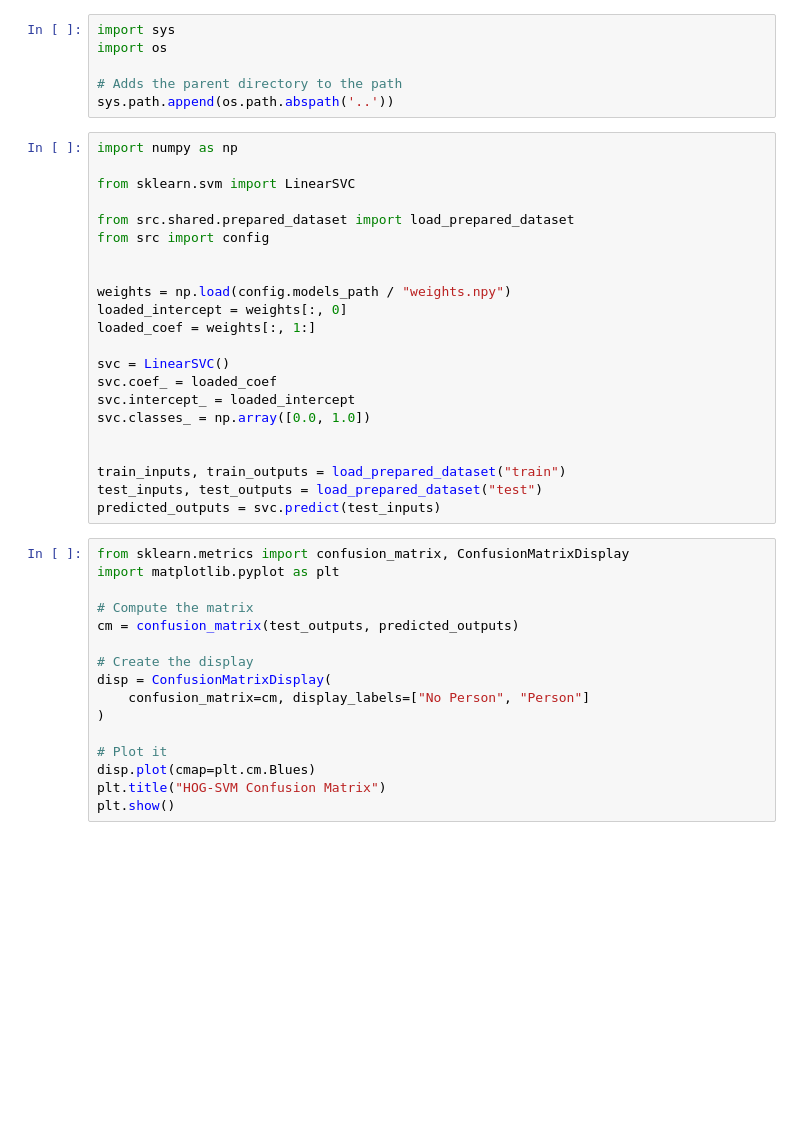
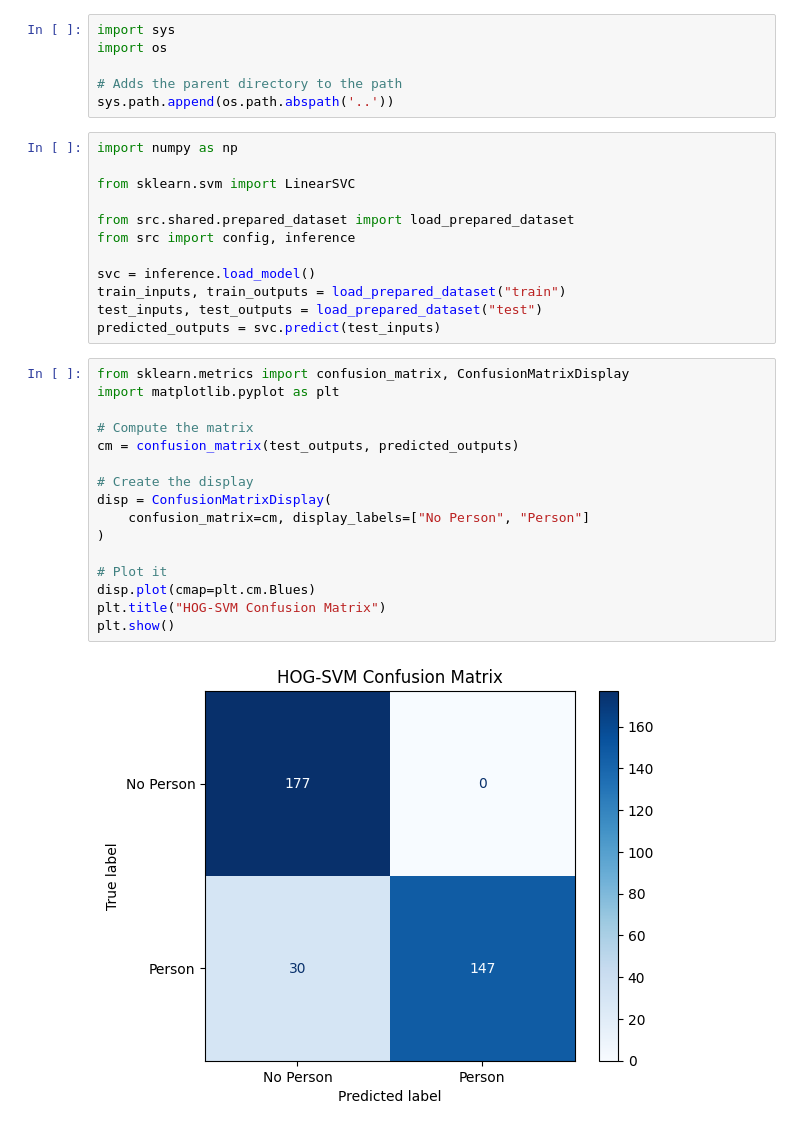
Before and after one commit to Voldemat/ai-ml-project, a Jupyter notebook: notebooks/3_Final.ipynb, the cells around one changed output. Saved outputs shown, nothing was run; the diff lists cells and outputs as text; blank space fills up the shorter version.

```diff
--- a/notebooks/3_Final.ipynb
+++ b/notebooks/3_Final.ipynb
@@ -1,44 +1,36 @@
+# %%
+import sys
+import os
+
+# Adds the parent directory to the path
+sys.path.append(os.path.abspath('..'))
 # %%
-import sys
-import os
+import numpy as np
 
-# Adds the parent directory to the path
-sys.path.append(os.path.abspath('..'))
+from sklearn.svm import LinearSVC
+
+from src.shared.prepared_dataset import load_prepared_dataset
+from src import config, inference
+
+svc = inference.load_model()
+train_inputs, train_outputs = load_prepared_dataset("train")
+test_inputs, test_outputs = load_prepared_dataset("test")
+predicted_outputs = svc.predict(test_inputs)
 # %%
-import numpy as np
+from sklearn.metrics import confusion_matrix, ConfusionMatrixDisplay
+import matplotlib.pyplot as plt
 
-from sklearn.svm import LinearSVC
+# Compute the matrix
+cm = confusion_matrix(test_outputs, predicted_outputs)
 
-from src.shared.prepared_dataset import load_prepared_dataset
-from src import config
+# Create the display
+disp = ConfusionMatrixDisplay(
+    confusion_matrix=cm, display_labels=["No Person", "Person"]
+)
 
-
-weights = np.load(config.models_path / "weights.npy")
-loaded_intercept = weights[:, 0]
-loaded_coef = weights[:, 1:]
-
-svc = LinearSVC()
-svc.coef_ = loaded_coef
-svc.intercept_ = loaded_intercept
-svc.classes_ = np.array([0.0, 1.0])
-
-
-train_inputs, train_outputs = load_prepared_dataset("train")
-test_inputs, test_outputs = load_prepared_dataset("test")
-predicted_outputs = svc.predict(test_inputs)
+# Plot it
+disp.plot(cmap=plt.cm.Blues)
+plt.title("HOG-SVM Confusion Matrix")
+plt.show()
+# %% [output]
+[figure, added]
-# %%
-from sklearn.metrics import confusion_matrix, ConfusionMatrixDisplay
-import matplotlib.pyplot as plt
-
-# Compute the matrix
-cm = confusion_matrix(test_outputs, predicted_outputs)
-
-# Create the display
-disp = ConfusionMatrixDisplay(
-    confusion_matrix=cm, display_labels=["No Person", "Person"]
-)
-
-# Plot it
-disp.plot(cmap=plt.cm.Blues)
-plt.title("HOG-SVM Confusion Matrix")
-plt.show()
```
Also changed, not shown: 15 other files.
